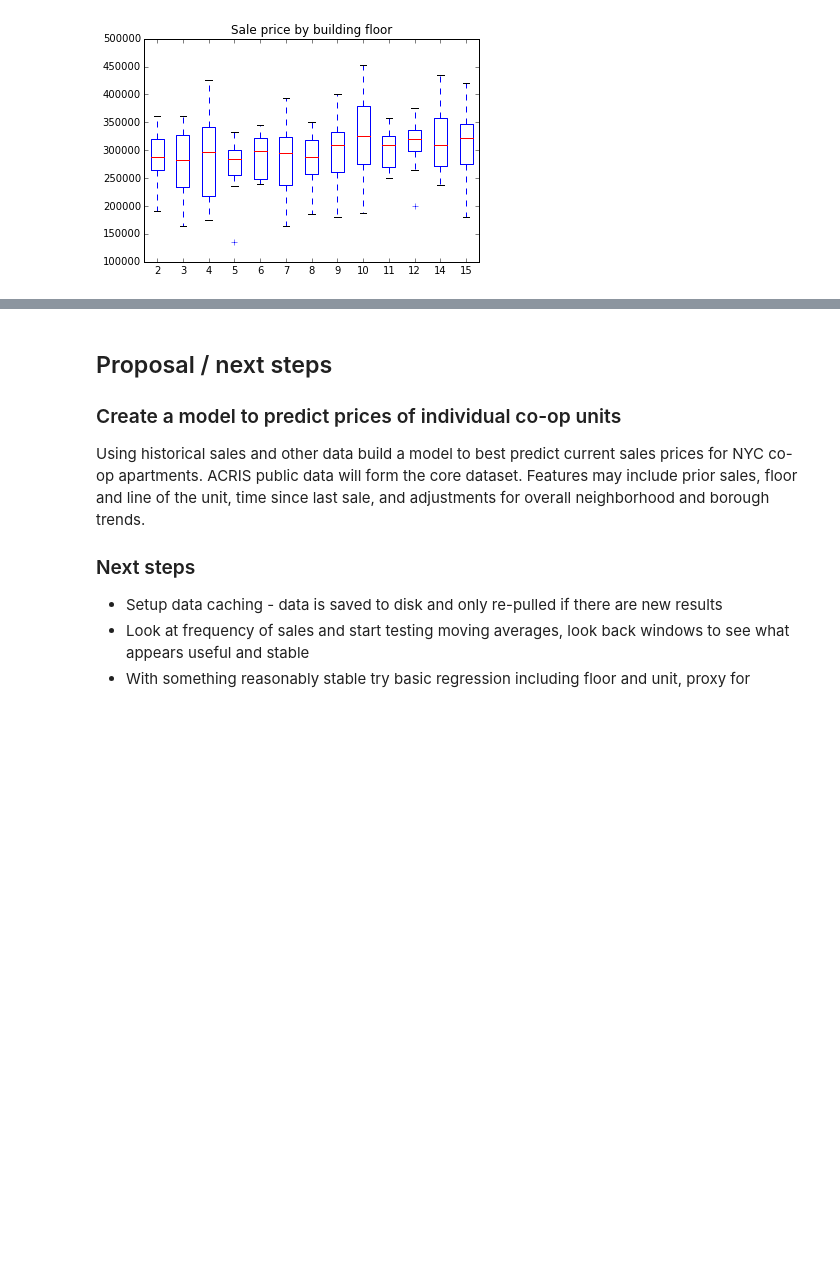
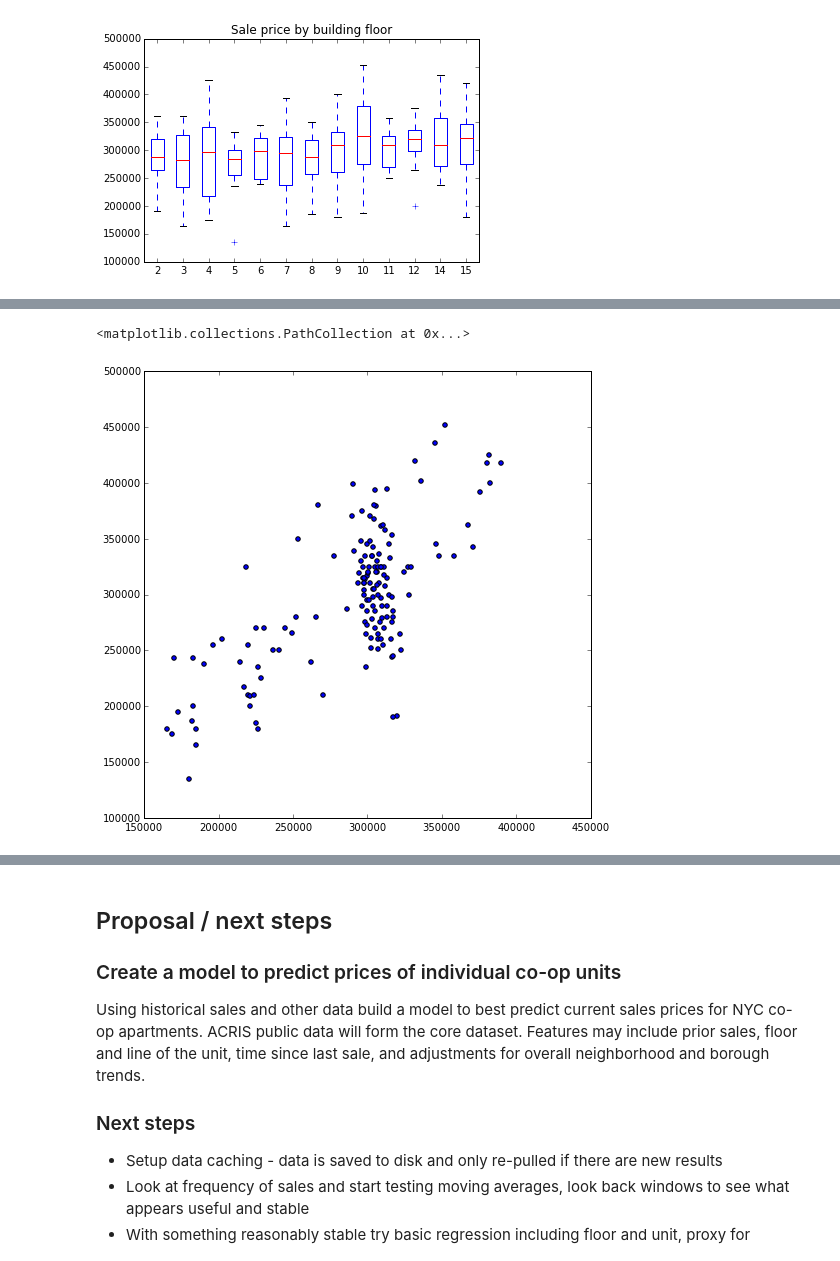
Before and after one commit to Jwerberg/slideruleprojects, a Jupyter notebook: Coop part 2.ipynb, the cells around one changed output, grey strips where cells are left out. Cells and saved outputs as stored; diff of their text form; code cells hidden in the pictures; blank space fills up the shorter version.

```diff
--- a/Coop part 2.ipynb
+++ b/Coop part 2.ipynb
@@ -217,0 +238,8 @@ plt.show()
+# %%
+plt.figure(figsize=(8,8))
+x=pd.rolling_mean(sales.docamount,10,min_periods=1).shift(+1)
+y=sales.docamount
+plt.scatter(x,y)
+# %% [output]
+<matplotlib.collections.PathCollection at 0x...>
+[figure, added]
```
Also changed, not shown: parts of 17 cells of this notebook.
